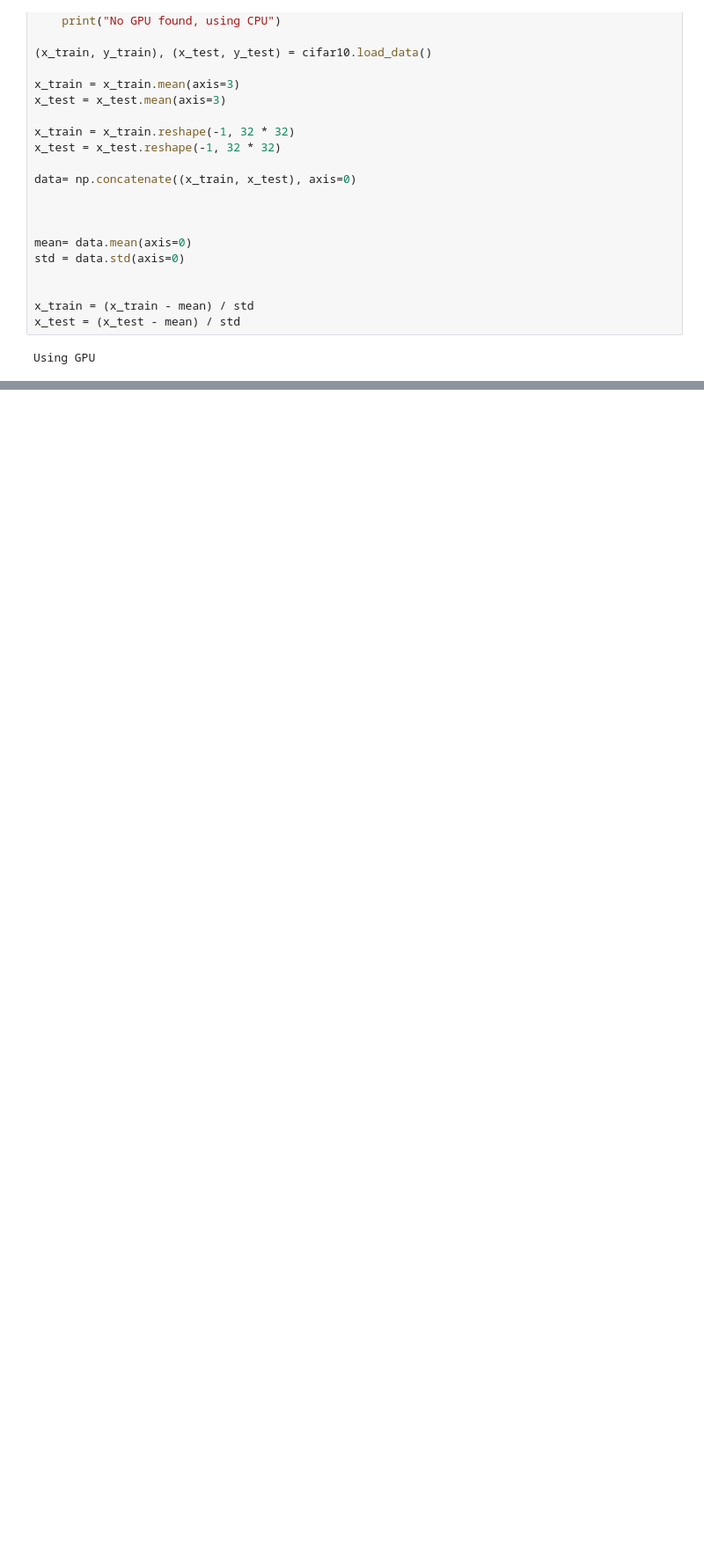
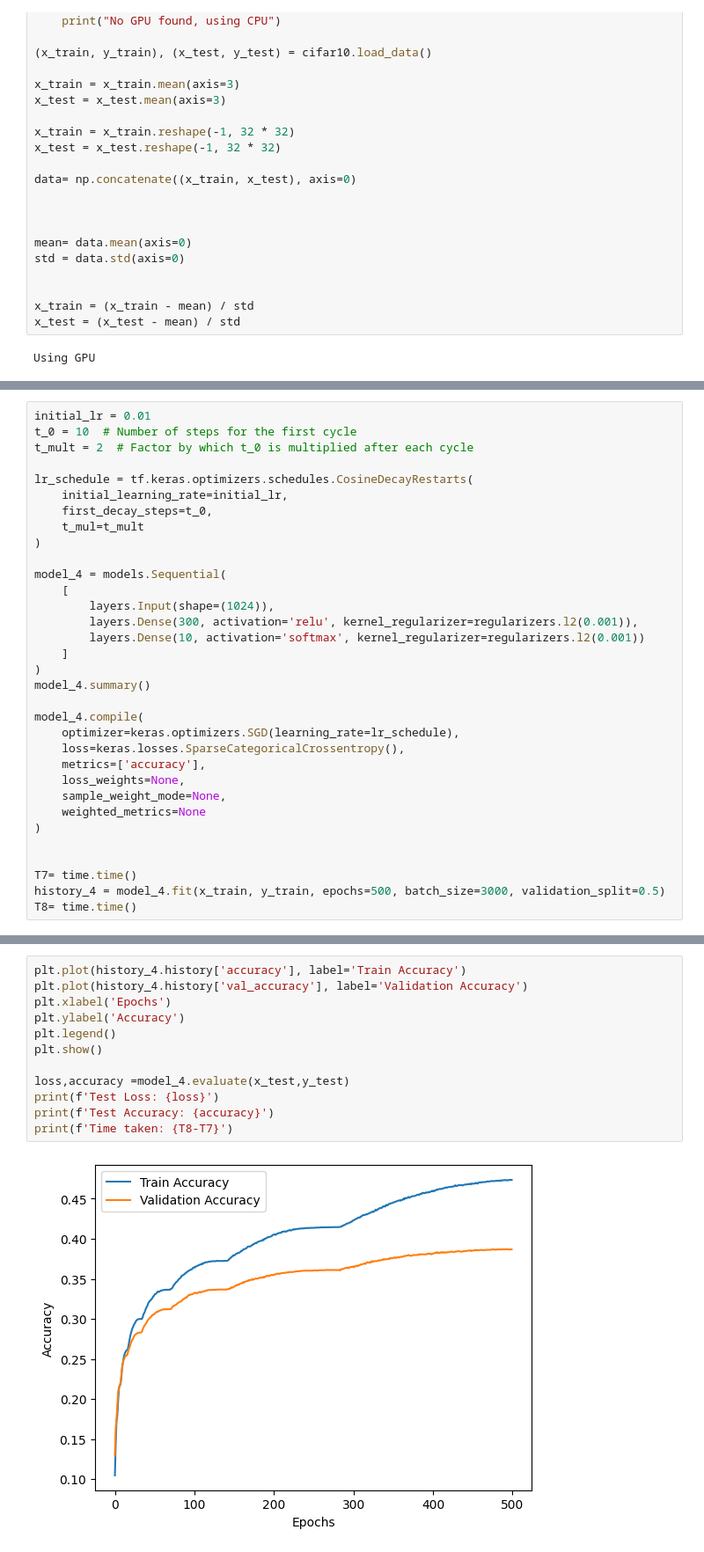
Before and after one commit to hussein37156/CI_project, a Jupyter notebook: Milestone_1/milestone_1.ipynb, the cells around one changed output, grey strips where cells are left out. Shown at 88% size. Drawn from its saved outputs; the diff is of its cells as text; blank space fills up the shorter version.

```diff
--- a/Milestone_1/milestone_1.ipynb
+++ b/Milestone_1/milestone_1.ipynb
@@ -101,0 +234,33 @@ Test Accuracy: 0.41690000891685486
+# %%
+initial_lr = 0.01
+t_0 = 10  # Number of steps for the first cycle
+t_mult = 2  # Factor by which t_0 is multiplied after each cycle
+
+lr_schedule = tf.keras.optimizers.schedules.CosineDecayRestarts(
+    initial_learning_rate=initial_lr,
+    first_decay_steps=t_0,
+    t_mul=t_mult
+)
+
+model_4 = models.Sequential(
+    [
+        layers.Input(shape=(1024)),
+        layers.Dense(300, activation='relu', kernel_regularizer=regularizers.l2(0.001)),
+        layers.Dense(10, activation='softmax', kernel_regularizer=regularizers.l2(0.001))
+    ]
+)
+model_4.summary()
+
+model_4.compile(
+    optimizer=keras.optimizers.SGD(learning_rate=lr_schedule),
+    loss=keras.losses.SparseCategoricalCrossentropy(),
+    metrics=['accuracy'],
+    loss_weights=None,
+    sample_weight_mode=None,
+    weighted_metrics=None
+)
+
+
+T7= time.time()
+history_4 = model_4.fit(x_train, y_train, epochs=500, batch_size=3000, validation_split=0.5)
+T8= time.time()
@@ -101,0 +287,14 @@ Test Accuracy: 0.41690000891685486
+# %%
+plt.plot(history_4.history['accuracy'], label='Train Accuracy')
+plt.plot(history_4.history['val_accuracy'], label='Validation Accuracy')
+plt.xlabel('Epochs')
+plt.ylabel('Accuracy')
+plt.legend()
+plt.show()
+
+loss,accuracy =model_4.evaluate(x_test,y_test)
+print(f'Test Loss: {loss}')
+print(f'Test Accuracy: {accuracy}')
+print(f'Time taken: {T8-T7}')
+# %% [output]
+[figure, added]
```
Also changed, not shown: parts of 25 cells of this notebook.
